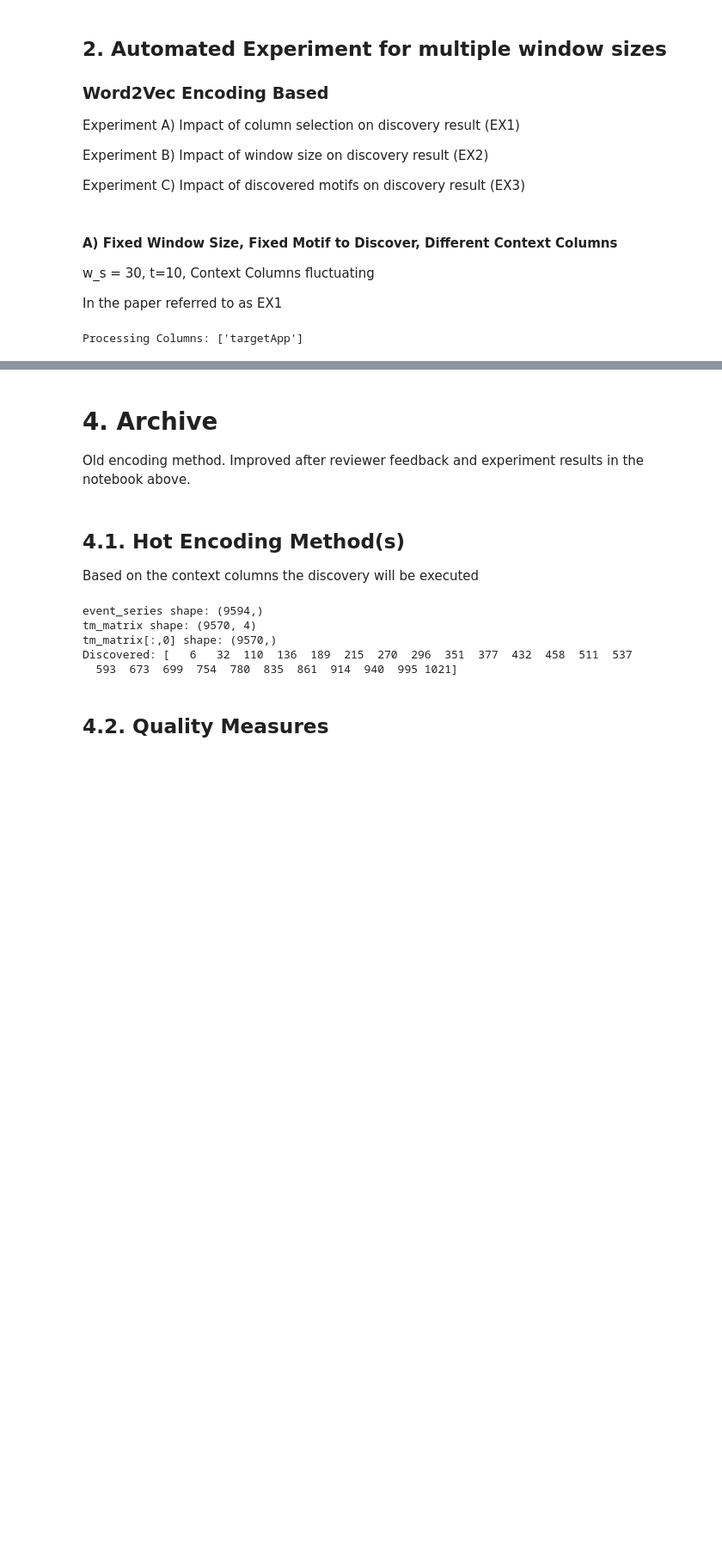
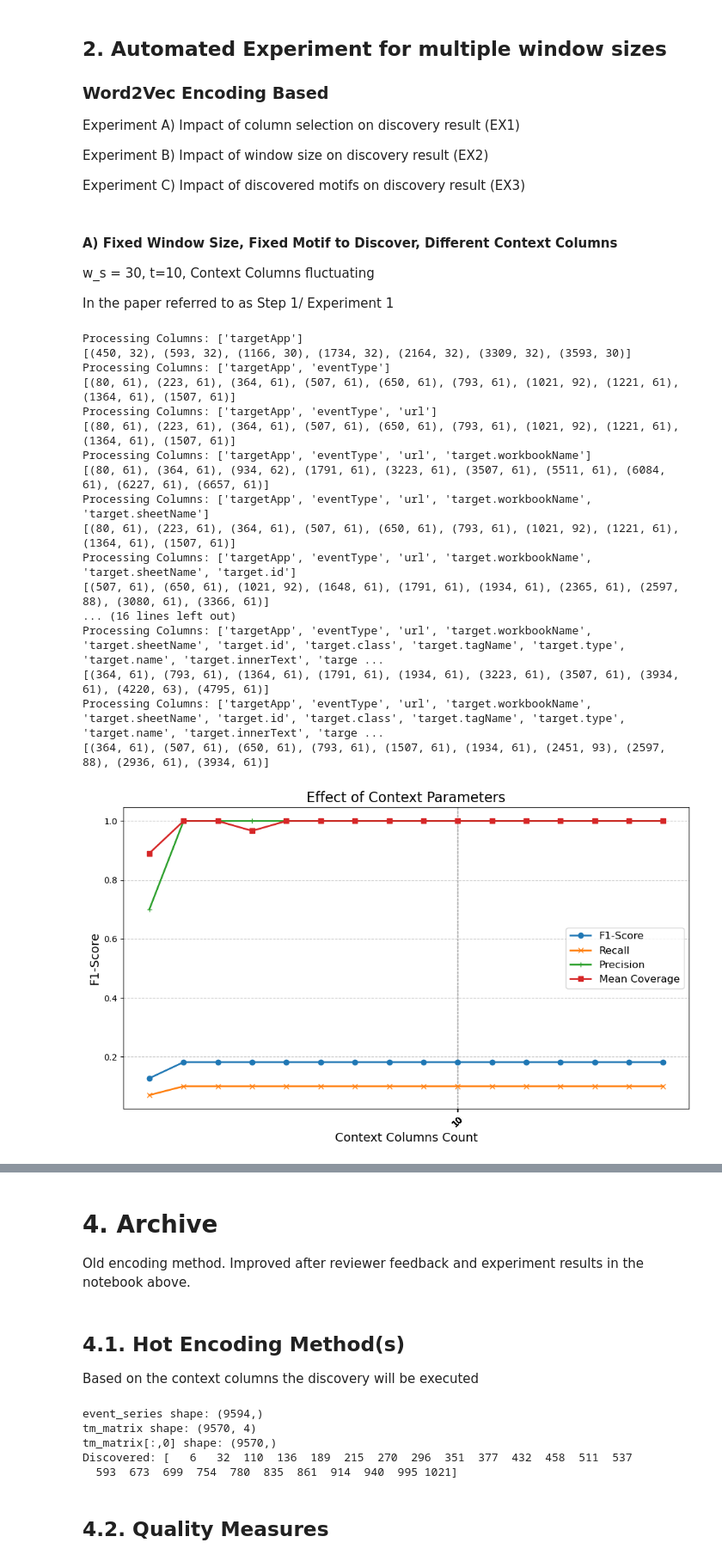
Before and after one commit to thohenadl/TimeSeriesInRPM, a Jupyter notebook: BPM_Tech_Forum.ipynb, the cells around one changed output, grey strips where cells are left out. Shown at 86% size. Drawn from its saved outputs; the diff is of its cells as text; code cells hidden in the pictures; blank space fills up the shorter version.

```diff
--- a/BPM_Tech_Forum.ipynb
+++ b/BPM_Tech_Forum.ipynb
@@ -75,10 +72,10 @@ threshold = 0.0
 columns_to_use = ["targetApp","eventType","url","target.workbookName","target.sheetName","target.id","target.class","target.tagName","target.type","target.name","target.innerText","target.checked","target.href","target.option","target.title","target.innerHTML"]
 
 # ---- Single Log execution ----
-case_id_list = util.util.generate_caseid_list(srrt_plus_log, column="caseid")
+case_id_list = util.util.generate_caseid_list(log_to_discover, column="caseid")
 cases_df = pd.DataFrame(case_id_list, columns=["caseid", "start_index", "length"])
 groundTruth = cases_df["start_index"].tolist()
-ui_log_encoded_w2v = util.util.encode_word2vec(srrt_plus_log, orderedColumnsList=columns_to_use, vector_size=50)
+ui_log_encoded_w2v = util.util.encode_word2vec(log_to_discover, orderedColumnsList=columns_to_use, vector_size=50)
 motif_distances, motif_indices, motif_subspaces, motif_mdls = util.util.mine_w2v(ui_log_encoded_w2v,size,motifs_to_discover)
 print(f"Discovered Motif Indexes: {sorted(motif_indices[0])}")
 
@@ -279,7 +227,7 @@ Experiment C) Impact of discovered motifs on discovery result (EX3)
 
 w_s = 30, t=10, Context Columns fluctuating
 
-In the paper referred to as EX1
+In the paper referred to as Step 1/ Experiment 1
 # %%
 # ---- Inputs ----
 # Select the log to discover motifs from
@@ -295,6 +243,9 @@ ContextColumns = ["targetApp","eventType","url","target.workbookName","target.sh
 size = 30
 NumberOfMotifsToDiscover = 10
 threshold = 0.8
+
+# If set to true, the experiment results will be saved to the folder "ExperimentResult"
+save_experiment_to_folder = True
 
 #########################
 # ---- Do not change ----
@@ -363,35 +314,54 @@ for i in range(start, len(ContextColumns) + 1):
             'context_columns': contextColumnSelection,
             'context_columns_count': i
         })
         discovery_repeat = False
     else:
         discovery_repeat = True
 
 
 # ---- Save the results ----
 results_df = pd.DataFrame(results)
 timestamp = datetime.now().strftime("%y%m%d_%H%M")
-results_df.to_csv(f'ExperimentResult/ColumnScore-EX1_{log_to_discover_name}_{timestamp}.csv', index=False)
+if save_experiment_to_folder:
+    results_df.to_csv(f'ExperimentResult/ColumnScore-EX1_{log_to_discover_name}_{timestamp}.csv', index=False)
 # print(results_df)
 
 # ---- Plot F1-Score vs Window Size ----
 plt.figure(figsize=(10, 6))
 plt.plot(results_df['context_columns_count'], results_df['f1_score'], marker='o', linewidth=2, label='F1-Score')
 plt.plot(results_df['context_columns_count'], results_df['recall'], marker='x', linewidth=2, label='Recall')
 plt.plot(results_df['context_columns_count'], results_df['precision'], marker='+', linewidth=2, label='Precision')
 plt.plot(results_df['context_columns_count'], results_df['mean_coverage'], marker='s', linewidth=2, label='Mean Coverage')
 
 plt.title('Effect of Context Parameters', fontsize=16)
 plt.xlabel('Context Columns Count', fontsize=14)
 plt.ylabel('F1-Score', fontsize=14)
 plt.xticks(results_df['motif_count'], rotation=45)
 plt.grid(True, linestyle='--', alpha=0.7)
 plt.tight_layout()
 plt.legend(fontsize=12)
 # ---- Save to file ----
-plt.savefig(f"ExperimentResult/ColumnScore-EX1_{log_to_discover_name}_plot_{timestamp}.png", dpi=300, bbox_inches='tight')
+if save_experiment_to_folder:
+    plt.savefig(f"ExperimentResult/ColumnScore-EX1_{log_to_discover_name}_plot_{timestamp}.png", dpi=300, bbox_inches='tight')
 # %% [output]
 Processing Columns: ['targetApp']
+[(450, 32), (593, 32), (1166, 30), (1734, 32), (2164, 32), (3309, 32), (3593, 30)]
+Processing Columns: ['targetApp', 'eventType']
+[(80, 61), (223, 61), (364, 61), (507, 61), (650, 61), (793, 61), (1021, 92), (1221, 61), (1364, 61), (1507, 61)]
+Processing Columns: ['targetApp', 'eventType', 'url']
+[(80, 61), (223, 61), (364, 61), (507, 61), (650, 61), (793, 61), (1021, 92), (1221, 61), (1364, 61), (1507, 61)]
+Processing Columns: ['targetApp', 'eventType', 'url', 'target.workbookName']
+[(80, 61), (364, 61), (934, 62), (1791, 61), (3223, 61), (3507, 61), (5511, 61), (6084, 61), (6227, 61), (6657, 61)]
+Processing Columns: ['targetApp', 'eventType', 'url', 'target.workbookName', 'target.sheetName']
+[(80, 61), (223, 61), (364, 61), (507, 61), (650, 61), (793, 61), (1021, 92), (1221, 61), (1364, 61), (1507, 61)]
+Processing Columns: ['targetApp', 'eventType', 'url', 'target.workbookName', 'target.sheetName', 'target.id']
+[(507, 61), (650, 61), (1021, 92), (1648, 61), (1791, 61), (1934, 61), (2365, 61), (2597, 88), (3080, 61), (3366, 61)]
+... (16 lines left out)
+Processing Columns: ['targetApp', 'eventType', 'url', 'target.workbookName', 'target.sheetName', 'target.id', 'target.class', 'target.tagName', 'target.type', 'target.name', 'target.innerText', 'targe ...
+[(364, 61), (793, 61), (1364, 61), (1791, 61), (1934, 61), (3223, 61), (3507, 61), (3934, 61), (4220, 63), (4795, 61)]
+Processing Columns: ['targetApp', 'eventType', 'url', 'target.workbookName', 'target.sheetName', 'target.id', 'target.class', 'target.tagName', 'target.type', 'target.name', 'target.innerText', 'targe ...
+[(364, 61), (507, 61), (650, 61), (793, 61), (1507, 61), (1934, 61), (2451, 93), (2597, 88), (2936, 61), (3934, 61)]
+[figure, added]
 # %% [markdown]
 ### B) Fixed Number of motifs with changing window size
 Fixed t=10, w_S = range(26,68)
```
Also changed, not shown: parts of 11 cells of this notebook, 10 other files.
